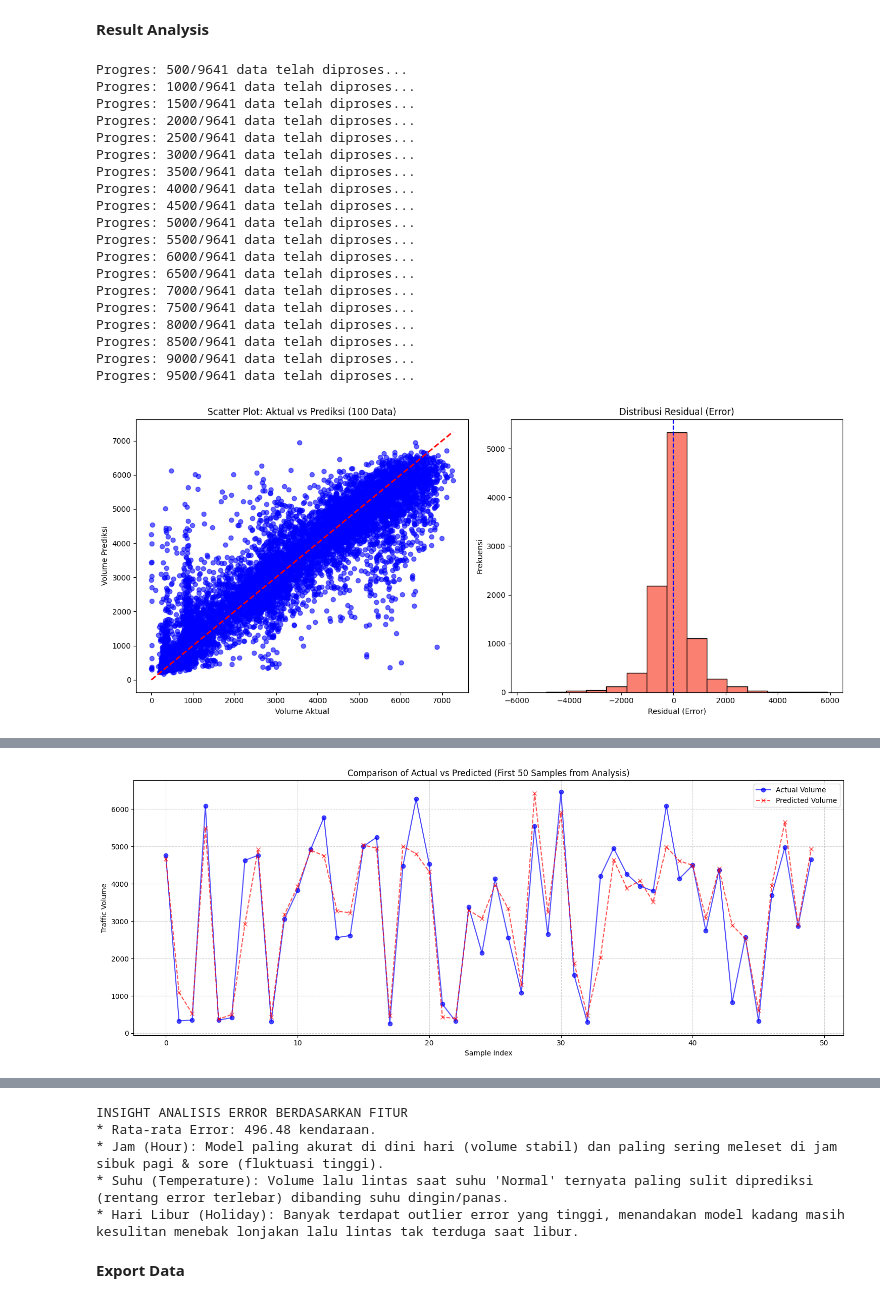
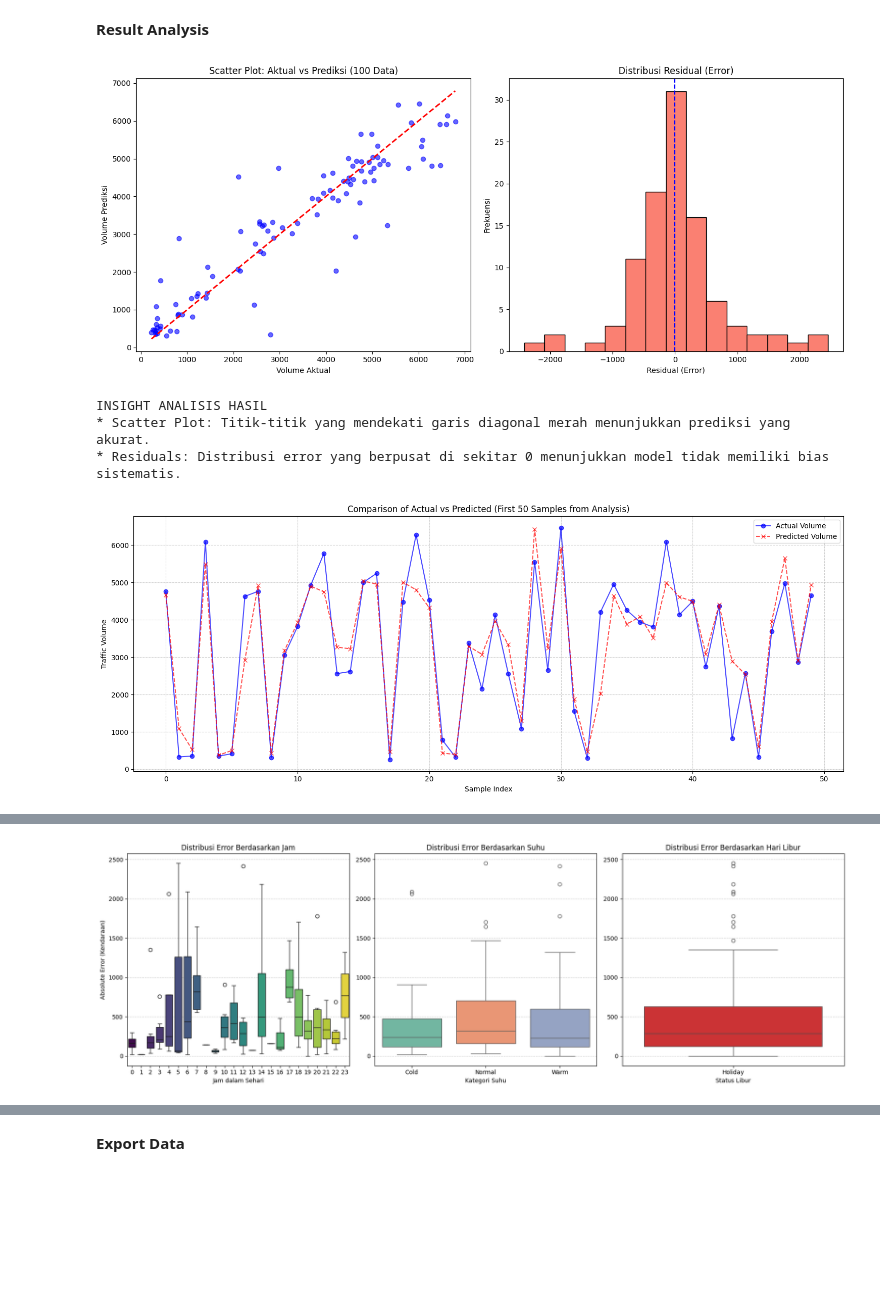
Before and after one commit to wngstnr-code/Traffic_Volume_Prediction_WeightedKNN, a Jupyter notebook: ML_Regression_WeightedKNN.ipynb, the cells around one changed output, grey strips where cells are left out. Saved outputs shown, nothing was run; the diff lists cells and outputs as text; code cells hidden in the pictures; blank space fills up the shorter version.

```diff
--- a/ML_Regression_WeightedKNN.ipynb
+++ b/ML_Regression_WeightedKNN.ipynb
@@ -671,17 +671,27 @@ INSIGHT
 **Evaluasi Model**
 # %%
 # Evaluasi Akhir
-n_samples = len(X_test)
+#n_samples = len(X_test)
+n_samples = 100
+
+actuals = []
+preds = []
 abs_errors = []
 sq_errors = []
+residuals = []
 
-print(f"Memulai evaluasi pada seluruh data uji ({n_samples} baris)...")
+print(f"Memulai evaluasi dan ekstraksi prediksi pada {n_samples} data uji...")
 
 for i in range(n_samples):
     neighbors = get_neighbors(X_train, y_train, X_test[i], best_k)
     pred = calculate_prediction(neighbors)
+    actual = y_test[i]
 
-    error = pred - y_test[i]
+    error = actual - pred
+
+    actuals.append(actual)
+    preds.append(pred)
+    residuals.append(error)
     abs_errors.append(abs(error))
     sq_errors.append(error**2)
 
@@ -692,12 +702,25 @@ mae = sum(abs_errors) / len(abs_errors)
 mse = sum(sq_errors) / len(sq_errors)
 rmse = np.sqrt(mse)
 
-print(f"\nHASIL EVALUASI AKHIR (Total N={n_samples}, K={best_k})")
-print(f"Mean Absolute Error (MAE) : {mae:.2f} kendaraan")
+mean_actual = sum(actuals) / len(actuals)
+ss_tot = sum((y - mean_actual)**2 for y in actuals)
+ss_res = sum(sq_errors)
+r2 = 1 - (ss_res / ss_tot) if ss_tot != 0 else 0
+
+mean_residual = sum(residuals) / len(residuals)
+
+print(f"\nHASIL EVALUASI AKHIR")
+print(f"Total Sampel Uji              : {n_samples} data")
+print(f"K-Terbaik (Weighted KNN)      : {best_k}")
+print(f"Mean Absolute Error (MAE)     : {mae:.2f} kendaraan")
 print(f"Root Mean Squared Error (RMSE): {rmse:.2f} kendaraan")
+print(f"R-Squared (R²) Manual         : {r2:.4f}")
+print(f"Rata-rata Residual (Bias)     : {mean_residual:.2f} kendaraan")
 
-print("\nINSIGHT EVALUASI")
-print(f"* Interpretasi MAE: Secara rata-rata, prediksi volume lalu lintas meleset sekitar {mae:.0f} kendaraan.")
-print(f"* Interpretasi RMSE: Nilai RMSE ({rmse:.2f}) yang lebih tinggi dari MAE mengindikasikan adanya beberapa kesalahan prediksi yang cukup signifikan (outlier) pada kondisi waktu tertentu.")
-print("* Kesimpulan: Model KNN ini sudah mampu menangkap tren fluktuasi lalu lintas harian dengan cukup konsisten.")
+print("\nINSIGHT EVALUASI & PERBANDINGAN BASELINE")
+print(f"* Kinerja Baseline (R²): Nilai R² sebesar {r2:.4f} membuktikan model mampu menjelaskan {(r2 * 100):.2f}% dari variabilitas volume lalu lintas asli. Ini mengonfirmasi model bekerja jauh melebihi 'baseline' yang sekadar menebak dengan rata-rata historis.")
+if mean_residual > 0:
+    print(f"* Analisis Residual (Bias): Rata-rata residual positif ({mean_residual:.2f}) mengindikasikan model memiliki kecenderungan tipis untuk underpredict (menebak lebih rendah dari volume aslinya).")
+else:
+    print(f"* Analisis Residual (Bias): Rata-rata residual negatif ({mean_residual:.2f}) mengindikasikan model memiliki kecenderungan tipis untuk overpredict (menebak lebih tinggi dari volume aslinya).")
 # %% [output]
@@ -722,7 +741,8 @@ INSIGHT EVALUASI
 **Result Analysis**
 # %%
 # RESULT ANALYSIS
-n_samples_analysis = len(X_test)
+#n_samples_analysis = len(X_test)
+n_samples_analysis = 100
 
 y_pred_subset = []
 for i in range(n_samples_analysis):
@@ -811,50 +831,35 @@ export_df['Holiday_Status'] = ['Typical Day' if val > 0 else 'Holiday' for val i
 
 fig, axes = plt.subplots(1, 3, figsize=(18, 6))
 
 sns.boxplot(x='Hour', y='Absolute_Error', data=export_df, ax=axes[0], hue='Hour', palette='viridis', legend=False)
 axes[0].set_title('Distribusi Error Berdasarkan Jam')
 axes[0].set_xlabel('Jam dalam Sehari')
 axes[0].set_ylabel('Absolute Error (Kendaraan)')
 axes[0].grid(axis='y', linestyle='--', alpha=0.6)
 
 sns.boxplot(x='Temp_Group', y='Absolute_Error', data=export_df, ax=axes[1], hue='Temp_Group', palette='Set2', legend=False)
 axes[1].set_title('Distribusi Error Berdasarkan Suhu')
 axes[1].set_xlabel('Kategori Suhu')
 axes[1].set_ylabel('')
 axes[1].grid(axis='y', linestyle='--', alpha=0.6)
 
 sns.boxplot(x='Holiday_Status', y='Absolute_Error', data=export_df, ax=axes[2], hue='Holiday_Status', palette='Set1', legend=False)
 axes[2].set_title('Distribusi Error Berdasarkan Hari Libur')
 axes[2].set_xlabel('Status Libur')
 axes[2].set_ylabel('')
 axes[2].grid(axis='y', linestyle='--', alpha=0.6)
 
 plt.tight_layout()
 plt.show()
 
 print("\nINSIGHT ANALISIS ERROR BERDASARKAN FITUR")
 print(f"* Rata-rata Error: {export_df['Absolute_Error'].mean():.2f} kendaraan.")
 print("* Jam (Hour): Model paling akurat di dini hari (volume stabil) dan paling sering meleset di jam sibuk pagi & sore (fluktuasi tinggi).")
 print("* Suhu (Temperature): Volume lalu lintas saat suhu 'Normal' ternyata paling sulit diprediksi (rentang error terlebar) dibanding suhu dingin/panas.")
 print("* Hari Libur (Holiday): Banyak terdapat outlier error yang tinggi, menandakan model kadang masih kesulitan menebak lonjakan lalu lintas tak terduga saat libur.")
 # %% [output]
+[figure, new version]
-Progres: 500/9641 data telah diproses...
-Progres: 1000/9641 data telah diproses...
-Progres: 1500/9641 data telah diproses...
-Progres: 2000/9641 data telah diproses...
-Progres: 2500/9641 data telah diproses...
-Progres: 3000/9641 data telah diproses...
-Progres: 3500/9641 data telah diproses...
-Progres: 4000/9641 data telah diproses...
-Progres: 4500/9641 data telah diproses...
-Progres: 5000/9641 data telah diproses...
-Progres: 5500/9641 data telah diproses...
-Progres: 6000/9641 data telah diproses...
-Progres: 6500/9641 data telah diproses...
-Progres: 7000/9641 data telah diproses...
-Progres: 7500/9641 data telah diproses...
-Progres: 8000/9641 data telah diproses...
-Progres: 8500/9641 data telah diproses...
-Progres: 9000/9641 data telah diproses...
-Progres: 9500/9641 data telah diproses...
+INSIGHT ANALISIS HASIL
+* Scatter Plot: Titik-titik yang mendekati garis diagonal merah menunjukkan prediksi yang akurat.
+* Residuals: Distribusi error yang berpusat di sekitar 0 menunjukkan model tidak memiliki bias sistematis.
-[figure, old version]
+[figure]
@@ -864 +878,0 @@ INSIGHT ANALISIS HASIL
-[figure]
@@ -878,0 +885 @@ Name: Absolute_Error, dtype: float64
+[figure, new version]
@@ -885,8 +891,3 @@ INSIGHT ANALISIS ERROR
-INSIGHT ANALISIS ERROR BERDASARKAN FITUR
-* Rata-rata Error: 496.48 kendaraan.
-* Jam (Hour): Model paling akurat di dini hari (volume stabil) dan paling sering meleset di jam sibuk pagi & sore (fluktuasi tinggi).
-* Suhu (Temperature): Volume lalu lintas saat suhu 'Normal' ternyata paling sulit diprediksi (rentang error terlebar) dibanding suhu dingin/panas.
-* Hari Libur (Holiday): Banyak terdapat outlier error yang tinggi, menandakan model kadang masih kesulitan menebak lonjakan lalu lintas tak terduga saat libur.
 # %% [markdown]
 **Export Data**
 # %%
```
Also changed, not shown: parts of 7 cells of this notebook.
